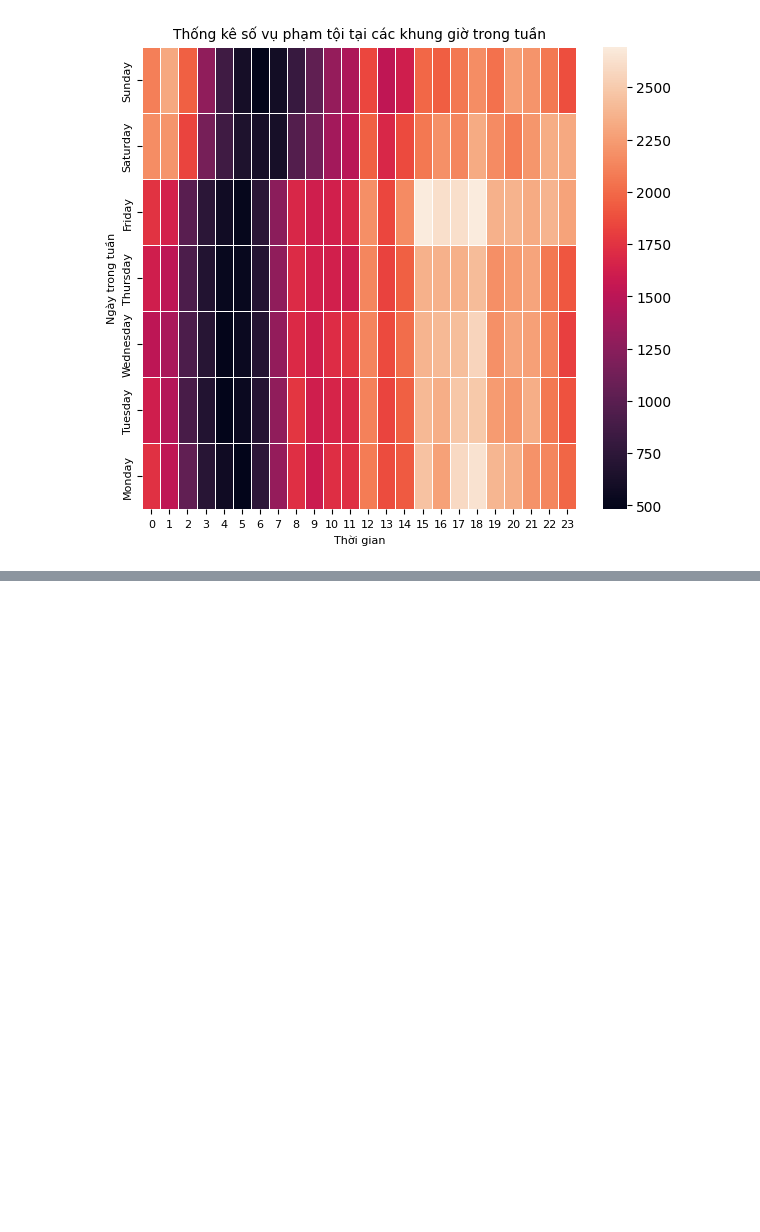
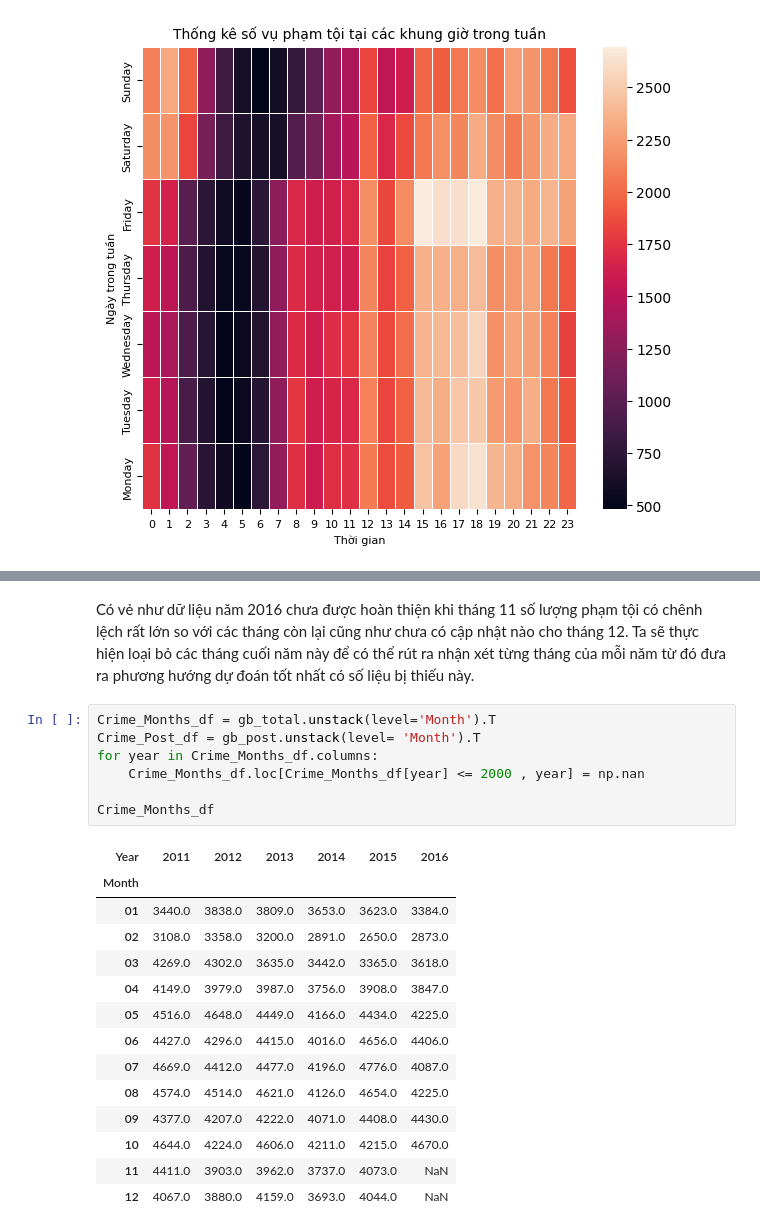
Before and after one commit to Miruku2201/VisualizeLab02, a Jupyter notebook: EDA.ipynb, the cells around one changed output, grey strips where cells are left out. Saved outputs shown, nothing was run; the diff lists cells and outputs as text; blank space fills up the shorter version.

```diff
--- a/EDA.ipynb
+++ b/EDA.ipynb
@@ -453,0 +483,24 @@ plt.show()
+# %% [markdown]
+Có vẻ như dữ liệu năm 2016 chưa được hoàn thiện khi tháng 11 số lượng phạm tội có chênh lệch rất lớn so với các tháng còn lại cũng như chưa có cập nhật nào cho tháng 12. Ta sẽ thực hiện loại bỏ các tháng cuối năm này để có thể rút ra nhận xét từng tháng của mỗi năm từ đó đưa ra phương hướng dự đoán tốt nhất có số liệu bị thiếu này.
+# %%
+Crime_Months_df = gb_total.unstack(level='Month').T
+Crime_Post_df = gb_post.unstack(level= 'Month').T
+for year in Crime_Months_df.columns:
+    Crime_Months_df.loc[Crime_Months_df[year] <= 2000 , year] = np.nan
+
+Crime_Months_df
+# %% [output]
+| Year | 2011 | 2012 | 2013 | 2014 | 2015 | 2016 |
+| Month |  |  |  |  |  |  |
+| 01 | 3440.0 | 3838.0 | 3809.0 | 3653.0 | 3623.0 | 3384.0 |
+| 02 | 3108.0 | 3358.0 | 3200.0 | 2891.0 | 2650.0 | 2873.0 |
+| 03 | 4269.0 | 4302.0 | 3635.0 | 3442.0 | 3365.0 | 3618.0 |
+| 04 | 4149.0 | 3979.0 | 3987.0 | 3756.0 | 3908.0 | 3847.0 |
+| 05 | 4516.0 | 4648.0 | 4449.0 | 4166.0 | 4434.0 | 4225.0 |
+| 06 | 4427.0 | 4296.0 | 4415.0 | 4016.0 | 4656.0 | 4406.0 |
+| 07 | 4669.0 | 4412.0 | 4477.0 | 4196.0 | 4776.0 | 4087.0 |
+| 08 | 4574.0 | 4514.0 | 4621.0 | 4126.0 | 4654.0 | 4225.0 |
+| 09 | 4377.0 | 4207.0 | 4222.0 | 4071.0 | 4408.0 | 4430.0 |
+| 10 | 4644.0 | 4224.0 | 4606.0 | 4211.0 | 4215.0 | 4670.0 |
+| 11 | 4411.0 | 3903.0 | 3962.0 | 3737.0 | 4073.0 | NaN |
+| 12 | 4067.0 | 3880.0 | 4159.0 | 3693.0 | 4044.0 | NaN |
```
Also changed, not shown: parts of 6 cells of this notebook.
